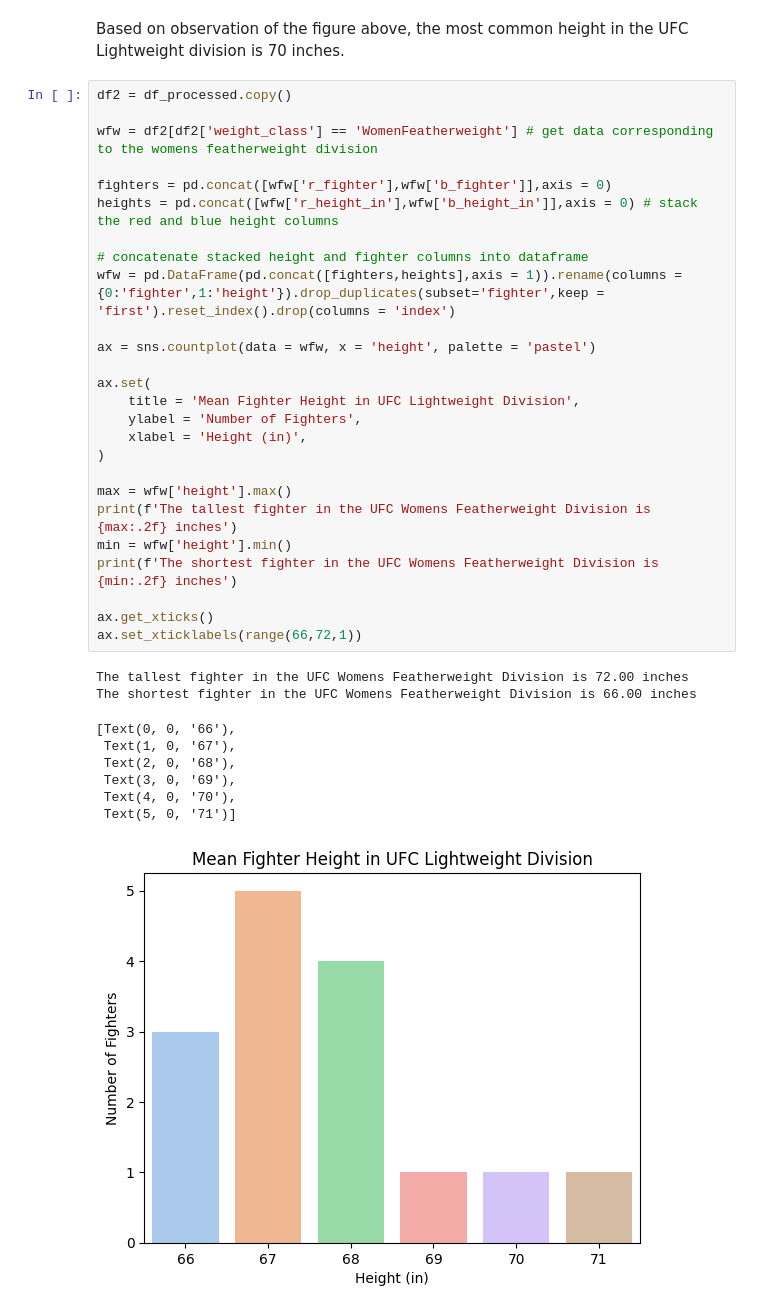
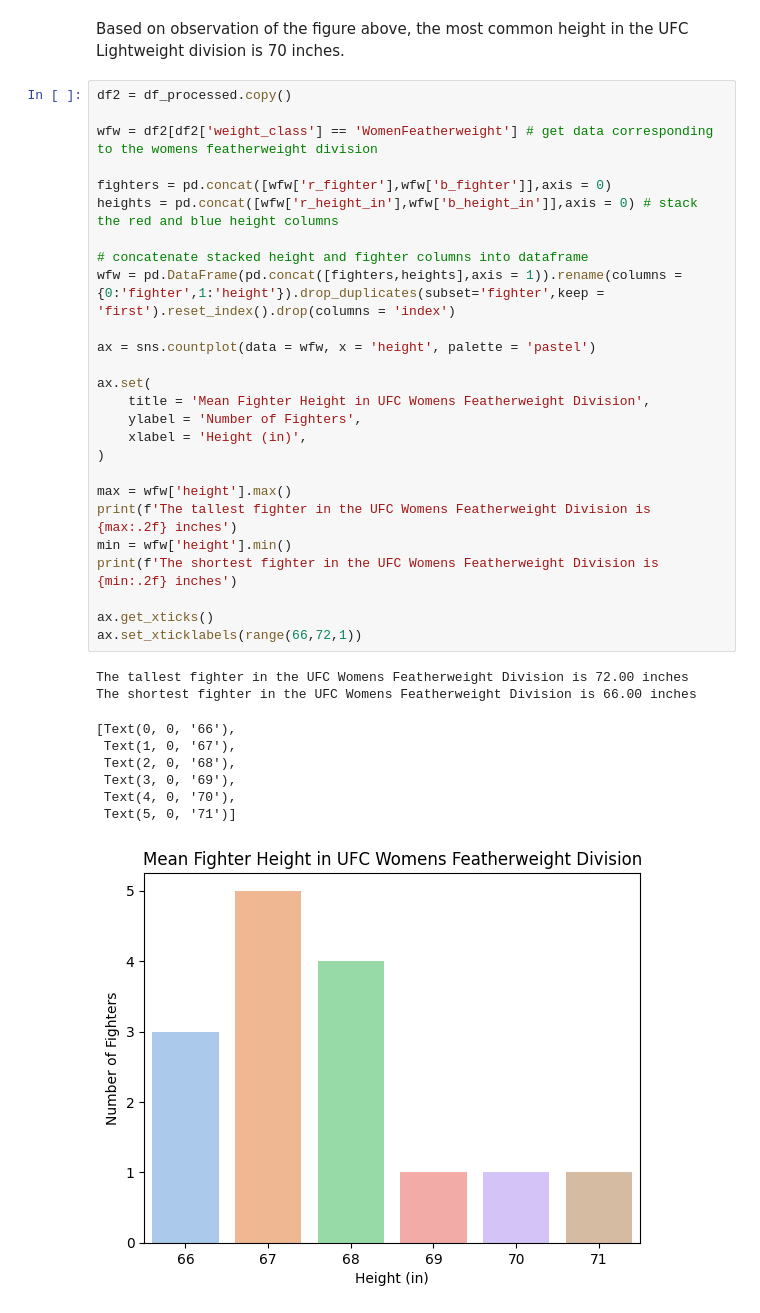
Before and after one commit to ubco-W2022T1-cosc301/project-group20, a Jupyter notebook: notebooks/analysis1.ipynb, the cells around one changed output. Saved outputs shown, nothing was run; the diff lists cells and outputs as text.

```diff
--- a/notebooks/analysis1.ipynb
+++ b/notebooks/analysis1.ipynb
@@ -373,33 +373,33 @@ wfw = df2[df2['weight_class'] == 'WomenFeatherweight'] # get data corresponding
 
 fighters = pd.concat([wfw['r_fighter'],wfw['b_fighter']],axis = 0)
 heights = pd.concat([wfw['r_height_in'],wfw['b_height_in']],axis = 0) # stack the red and blue height columns
 
 # concatenate stacked height and fighter columns into dataframe
 wfw = pd.DataFrame(pd.concat([fighters,heights],axis = 1)).rename(columns = {0:'fighter',1:'height'}).drop_duplicates(subset='fighter',keep = 'first').reset_index().drop(columns = 'index')
 
 ax = sns.countplot(data = wfw, x = 'height', palette = 'pastel')
 
 ax.set(
-    title = 'Mean Fighter Height in UFC Lightweight Division',
+    title = 'Mean Fighter Height in UFC Womens Featherweight Division',
     ylabel = 'Number of Fighters',
     xlabel = 'Height (in)',
 )
 
 max = wfw['height'].max()
 print(f'The tallest fighter in the UFC Womens Featherweight Division is {max:.2f} inches')
 min = wfw['height'].min()
 print(f'The shortest fighter in the UFC Womens Featherweight Division is {min:.2f} inches')
 
 ax.get_xticks()
 ax.set_xticklabels(range(66,72,1))
 # %% [output]
 The tallest fighter in the UFC Womens Featherweight Division is 72.00 inches
 The shortest fighter in the UFC Womens Featherweight Division is 66.00 inches
 [Text(0, 0, '66'),
  Text(1, 0, '67'),
  Text(2, 0, '68'),
  Text(3, 0, '69'),
  Text(4, 0, '70'),
  Text(5, 0, '71')]
-[figure, old version]
+[figure, new version]
 # %% [markdown]
```
Also changed, not shown: parts of 1 cell of this notebook.
